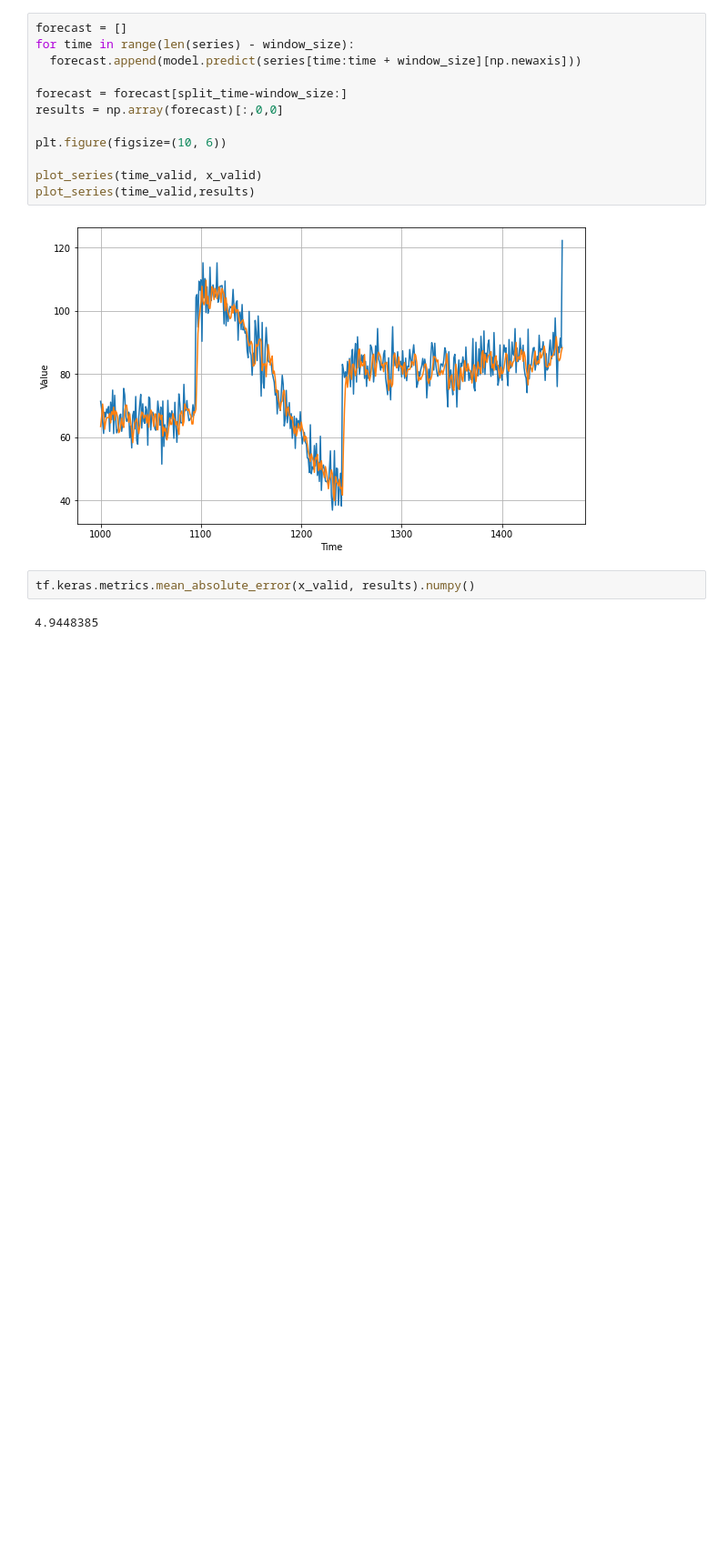
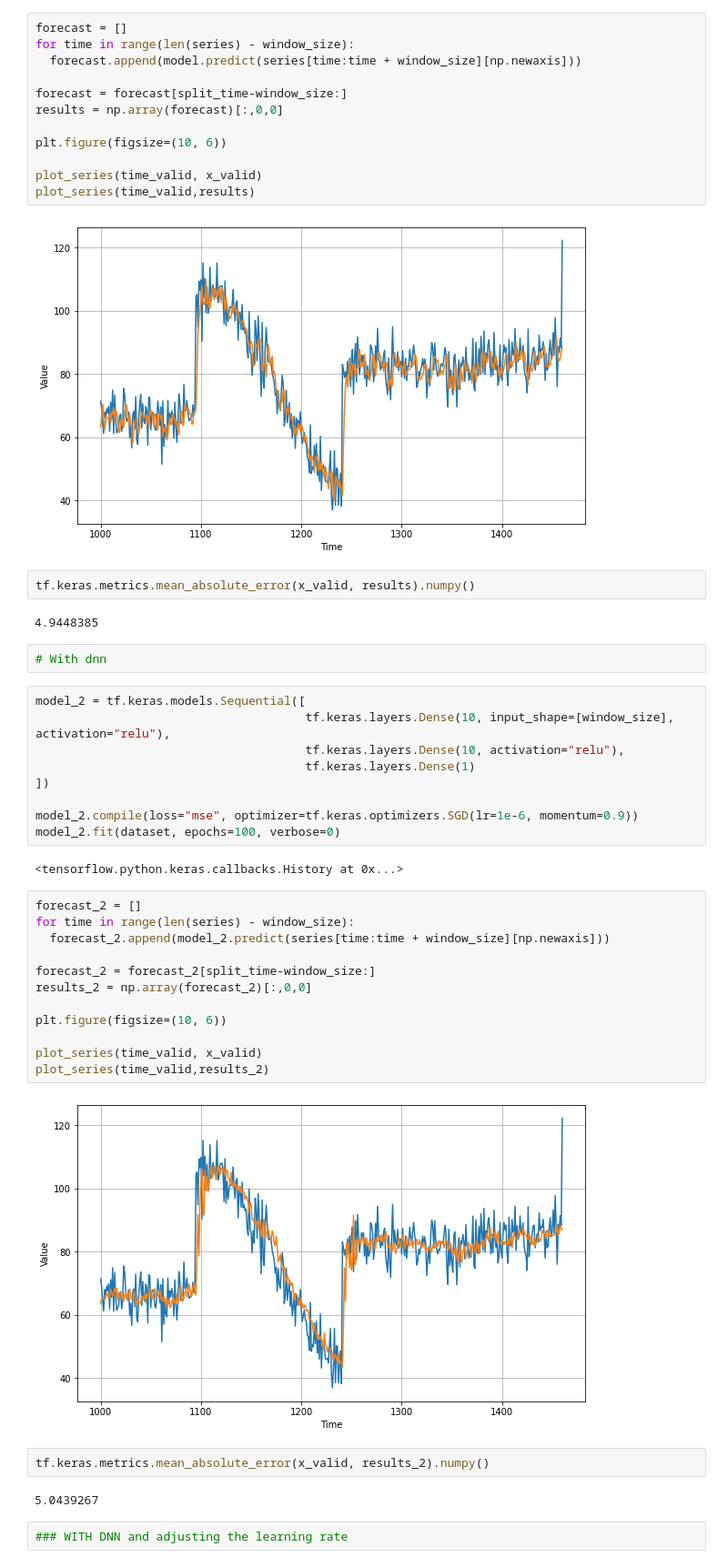
Before and after one commit to johnnfujita/tensorflow_certificate_prep, a Jupyter notebook: dnn_for_timeseries_single_layer_nn.ipynb, the cells around one changed output. Shown at 91% size. Saved outputs shown, nothing was run; the diff lists cells and outputs as text; blank space fills up the shorter version.

```diff
--- a/dnn_for_timeseries_single_layer_nn.ipynb
+++ b/dnn_for_timeseries_single_layer_nn.ipynb
@@ -102,3 +102,36 @@ plot_series(time_valid,results)
 tf.keras.metrics.mean_absolute_error(x_valid, results).numpy()
 # %% [output]
 4.9448385
+# %%
+# With dnn
+# %%
+model_2 = tf.keras.models.Sequential([
+                                      tf.keras.layers.Dense(10, input_shape=[window_size], activation="relu"),
+                                      tf.keras.layers.Dense(10, activation="relu"),
+                                      tf.keras.layers.Dense(1)
+])
+
+model_2.compile(loss="mse", optimizer=tf.keras.optimizers.SGD(lr=1e-6, momentum=0.9))
+model_2.fit(dataset, epochs=100, verbose=0)
+# %% [output]
+<tensorflow.python.keras.callbacks.History at 0x...>
+# %%
+forecast_2 = []
+for time in range(len(series) - window_size):
+  forecast_2.append(model_2.predict(series[time:time + window_size][np.newaxis]))
+
+forecast_2 = forecast_2[split_time-window_size:]
+results_2 = np.array(forecast_2)[:,0,0]
+
+plt.figure(figsize=(10, 6))
+
+plot_series(time_valid, x_valid)
+plot_series(time_valid,results_2)
+# %% [output]
+[figure, added]
+# %%
+tf.keras.metrics.mean_absolute_error(x_valid, results_2).numpy()
+# %% [output]
+5.0439267
+# %%
+### WITH DNN and adjusting the learning rate
```
Also changed, not shown: parts of 7 cells of this notebook.
